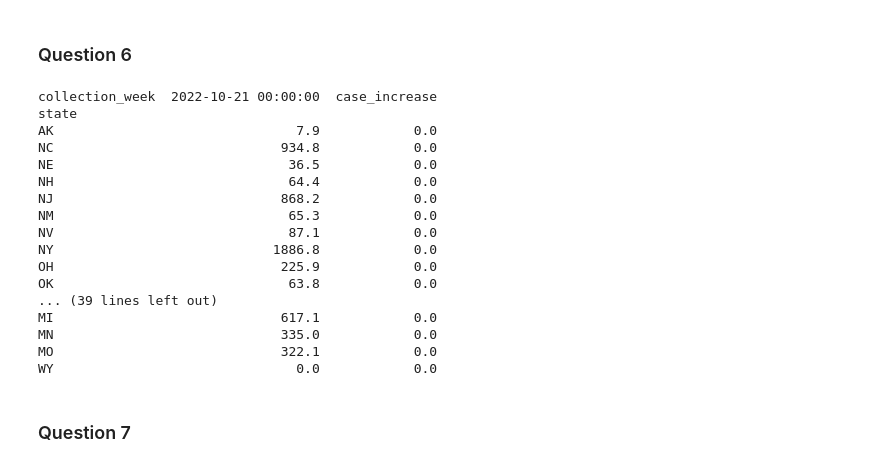
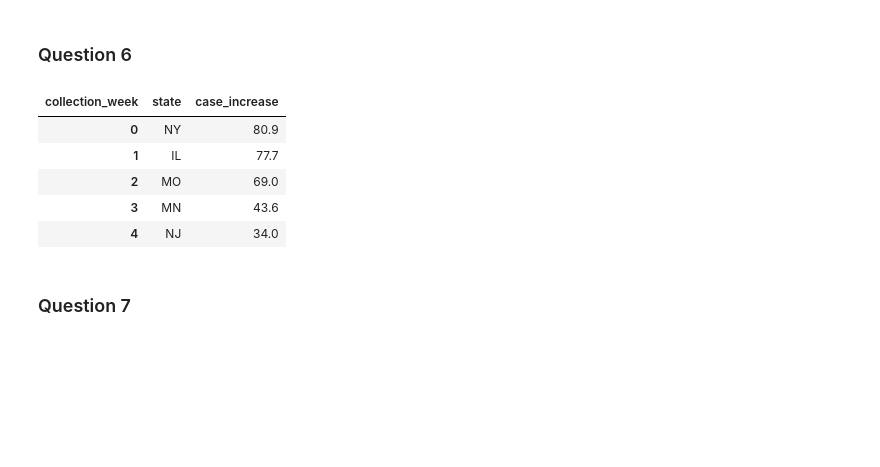
Before and after one commit to sus040/Boelyn, a Jupyter notebook: visualizations.ipynb, the cells around one changed output. Cells and saved outputs as stored; diff of their text form; code cells hidden in the pictures; blank space fills up the shorter version.

```diff
--- a/visualizations.ipynb
+++ b/visualizations.ipynb
@@ -256,62 +256,41 @@ conn = psycopg.connect(
     host="pinniped.postgres.database.azure.com",
     dbname=DBNAME, user=USER, password=PASSWORD
 )
 
 query_1 = "SELECT * FROM hospital"
 query_2 = "SELECT * FROM beds"
 
 hospital_df = pd.read_sql(query_1, conn)
 beds_df = pd.read_sql(query_2, conn)
 
 conn.close()
 
-# Convert 'collection_week' to datetime for proper sorting
 beds_df['collection_week'] = pd.to_datetime(beds_df['collection_week'])
 
-# Find the last two weeks in the dataset
-last_two_weeks = beds_df['collection_week'].nlargest(2).sort_values()
+last_two_weeks = beds_df['collection_week'].drop_duplicates().nlargest(2).sort_values()
 
-# Filter data for these two weeks
 recent_data = beds_df[beds_df['collection_week'].isin(last_two_weeks)]
 
-# Merge with hospital data to get state information
 merged_data = pd.merge(recent_data, hospital_df[['hospital_pk', 'state']], on='hospital_pk')
 
-# Group by state and week, then sum COVID cases
 grouped_data = merged_data.groupby(['state', 'collection_week'])['inpatient_beds_used_covid_7_day_avg'].sum().reset_index()
 
-# Pivot the data to have weeks as columns
 pivot_data = grouped_data.pivot(index='state', columns='collection_week', values='inpatient_beds_used_covid_7_day_avg')
 
-# Calculate the difference in cases between the two weeks
 pivot_data['case_increase'] = pivot_data[last_two_weeks.iloc[1]] - pivot_data[last_two_weeks.iloc[0]]
 
-# Sort by the increase in cases
 pivot_data = pivot_data.sort_values('case_increase', ascending=False)
 
-# Selecting the relevant columns for the final table
 final_table = pivot_data[['case_increase']].reset_index()
 
-#final_table.head()
-print(pivot_data)
+final_table.head()
 # %% [output]
-collection_week  2022-10-21 00:00:00  case_increase
-state
-AK                               7.9            0.0
-NC                             934.8            0.0
-NE                              36.5            0.0
-NH                              64.4            0.0
-NJ                             868.2            0.0
-NM                              65.3            0.0
-NV                              87.1            0.0
-NY                            1886.8            0.0
-OH                             225.9            0.0
-OK                              63.8            0.0
-... (39 lines left out)
-MI                             617.1            0.0
-MN                             335.0            0.0
-MO                             322.1            0.0
-WY                               0.0            0.0
+| collection_week | state | case_increase |
+| 0 | NY | 80.9 |
+| 1 | IL | 77.7 |
+| 2 | MO | 69.0 |
+| 3 | MN | 43.6 |
+| 4 | NJ | 34.0 |
 # %% [markdown]
 ### Question 7
 # %%
```
Also changed, not shown: parts of 1 cell of this notebook.
